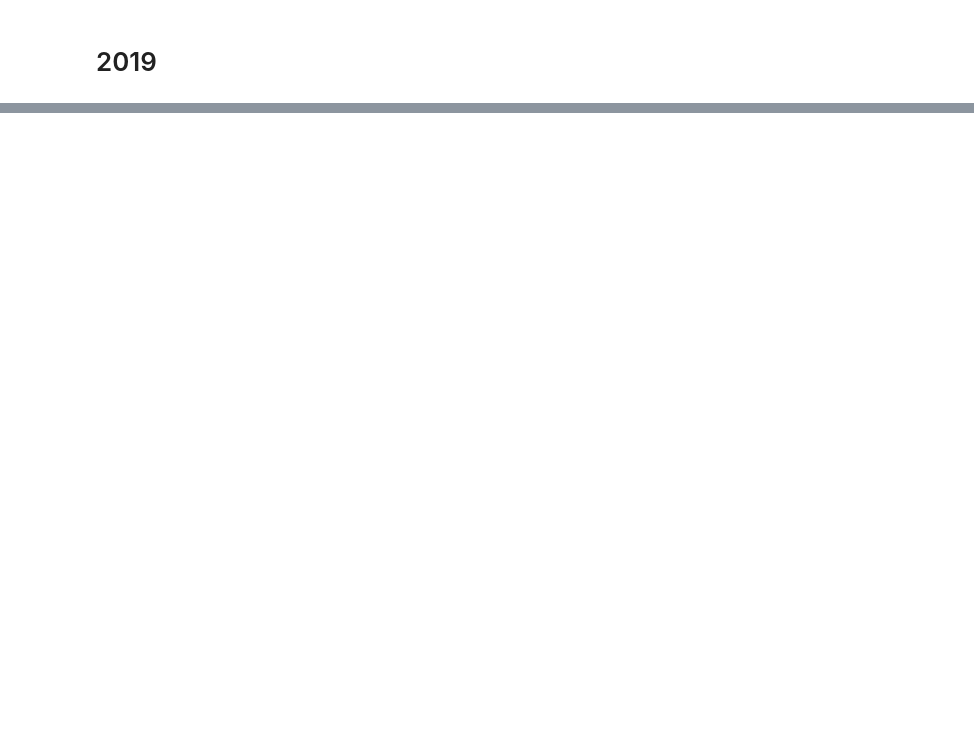
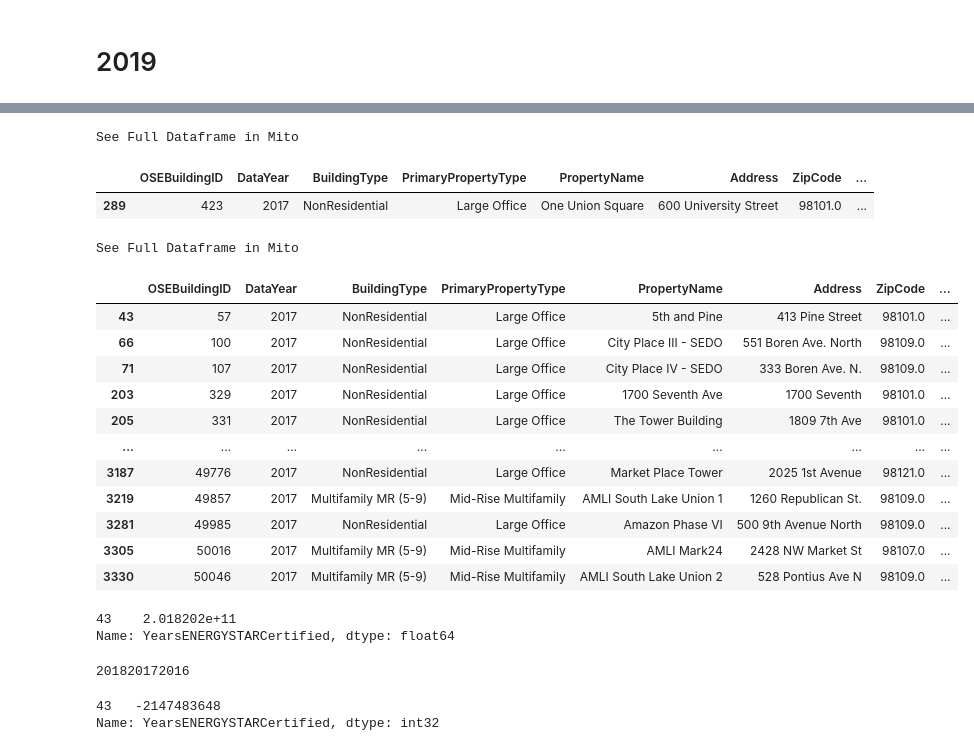
Before and after one commit to pawellachowski777/Seattle-Building-Energy-Benchmarking, a Jupyter notebook: Data-Processing.ipynb, the cells around one changed output, grey strips where cells are left out. Drawn from its saved outputs; the diff is of its cells as text; code cells hidden in the pictures; blank space fills up the shorter version.

Commit message:
concat data

```diff
--- a/Data-Processing.ipynb
+++ b/Data-Processing.ipynb
@@ -399,0 +412,3 @@ print(df)
+# %%
+pd.set_option('display.max_columns', None)
+sea_all.info()
@@ -399,0 +481,5 @@ print(df)
+# %%
+sea_17 = pd.read_csv('data/clean/2017-building-energy-benchmarking-clean (1).csv')
+# %%
+sea_17['YearsENERGYSTARCertified'] = sea_17['YearsENERGYSTARCertified'].astype(int)
+sea_17['YearsENERGYSTARCertified'].unique()
@@ -399,0 +500,37 @@ print(df)
+# %%
+sea_17[sea_17['OSEBuildingID'] == 423]
+# %% [output]
+See Full Dataframe in Mito
+|  | OSEBuildingID | DataYear | BuildingType | PrimaryPropertyType | PropertyName | Address | ZipCode | ... |
+| 289 | 423 | 2017 | NonResidential | Large Office | One Union Square | 600 University Street | 98101.0 | ... |
+# %%
+sea_17[sea_17['YearsENERGYSTARCertified'] == -2147483648]
+# %% [output]
+See Full Dataframe in Mito
+|  | OSEBuildingID | DataYear | BuildingType | PrimaryPropertyType | PropertyName | Address | ZipCode | ... |
+| 43 | 57 | 2017 | NonResidential | Large Office | 5th and Pine | 413 Pine Street | 98101.0 | ... |
+| 66 | 100 | 2017 | NonResidential | Large Office | City Place III - SEDO | 551 Boren Ave. North | 98109.0 | ... |
+| 71 | 107 | 2017 | NonResidential | Large Office | City Place IV - SEDO | 333 Boren Ave. N. | 98109.0 | ... |
+| 203 | 329 | 2017 | NonResidential | Large Office | 1700 Seventh Ave | 1700 Seventh | 98101.0 | ... |
+| 205 | 331 | 2017 | NonResidential | Large Office | The Tower Building | 1809 7th Ave | 98101.0 | ... |
+| ... | ... | ... | ... | ... | ... | ... | ... | ... |
+| 3187 | 49776 | 2017 | NonResidential | Large Office | Market Place Tower | 2025 1st Avenue | 98121.0 | ... |
+| 3219 | 49857 | 2017 | Multifamily MR (5-9) | Mid-Rise Multifamily | AMLI South Lake Union 1 | 1260 Republican St. | 98109.0 | ... |
+| 3281 | 49985 | 2017 | NonResidential | Large Office | Amazon Phase VI | 500 9th Avenue North | 98109.0 | ... |
+| 3305 | 50016 | 2017 | Multifamily MR (5-9) | Mid-Rise Multifamily | AMLI Mark24 | 2428 NW Market St | 98107.0 | ... |
+| 3330 | 50046 | 2017 | Multifamily MR (5-9) | Mid-Rise Multifamily | AMLI South Lake Union 2 | 528 Pontius Ave N | 98109.0 | ... |
+# %%
+value = sea_17['YearsENERGYSTARCertified'][sea_17['OSEBuildingID'] == 57]
+value
+# %% [output]
+43    2.018202e+11
+Name: YearsENERGYSTARCertified, dtype: float64
+# %%
+int(value.values[0])
+# %% [output]
+201820172016
+# %%
+value.astype(int)
+# %% [output]
+43   -2147483648
+Name: YearsENERGYSTARCertified, dtype: int32
```
Also changed, not shown: parts of 31 cells of this notebook, 1 other file.
